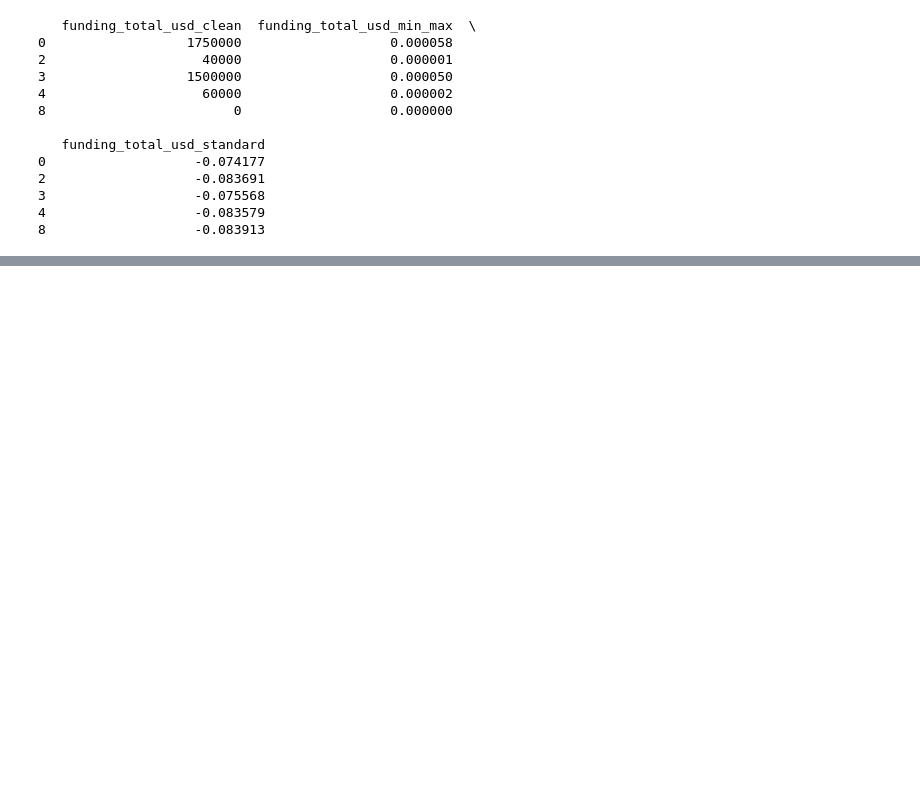
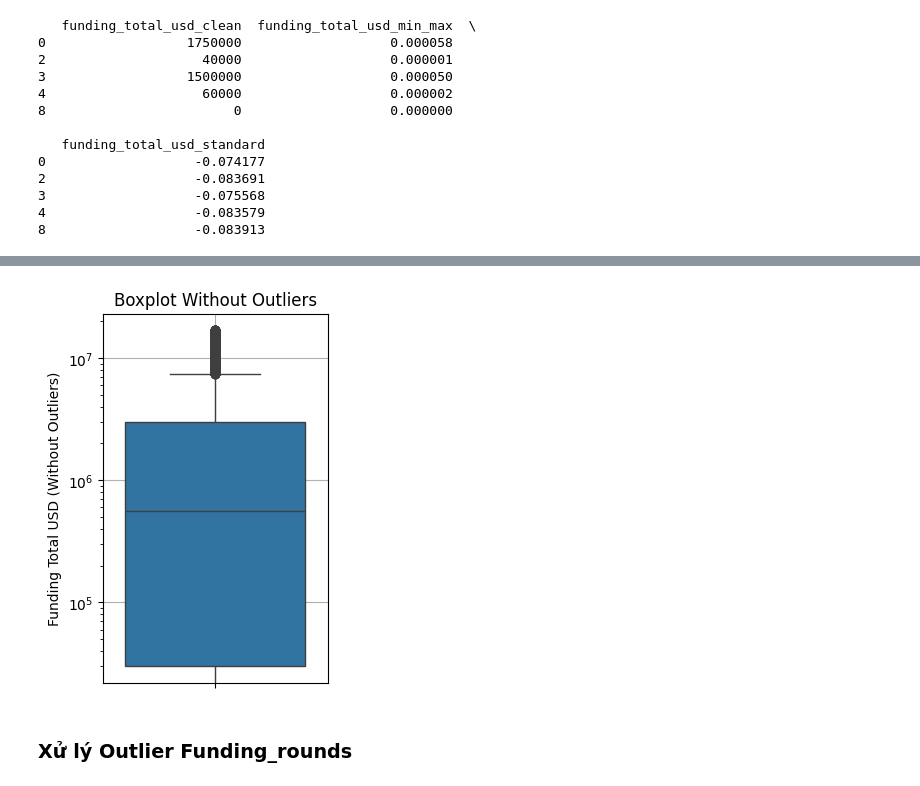
Before and after one commit to SerenaDinhBuiThuLinh/Data-Preprocessing-TLU, a Jupyter notebook: data_preprocessing_tlu.ipynb, the cells around one changed output, grey strips where cells are left out. Cells and saved outputs as stored; diff of their text form; code cells hidden in the pictures; blank space fills up the shorter version.

```diff
--- a/data_preprocessing_tlu.ipynb
+++ b/data_preprocessing_tlu.ipynb
@@ -404,0 +459,14 @@ print(df[['funding_total_usd_clean', 'funding_total_usd_min_max', 'funding_total
+# %%
+data_no_outliers = df[(df['funding_total_usd_clean'] >= lower_bound) &
+                        (df['funding_total_usd_clean'] <= upper_bound)]
+# %%
+plt.subplot(1, 2, 2)
+sns.boxplot(y=data_no_outliers['funding_total_usd_clean'])
+plt.title('Boxplot Without Outliers')
+plt.ylabel('Funding Total USD (Without Outliers)')
+plt.yscale('log')
+plt.grid(True)
+# %% [output]
+[figure, added]
+# %% [markdown]
+### Xử lý Outlier Funding_rounds
```
Also changed, not shown: parts of 30 cells of this notebook.
